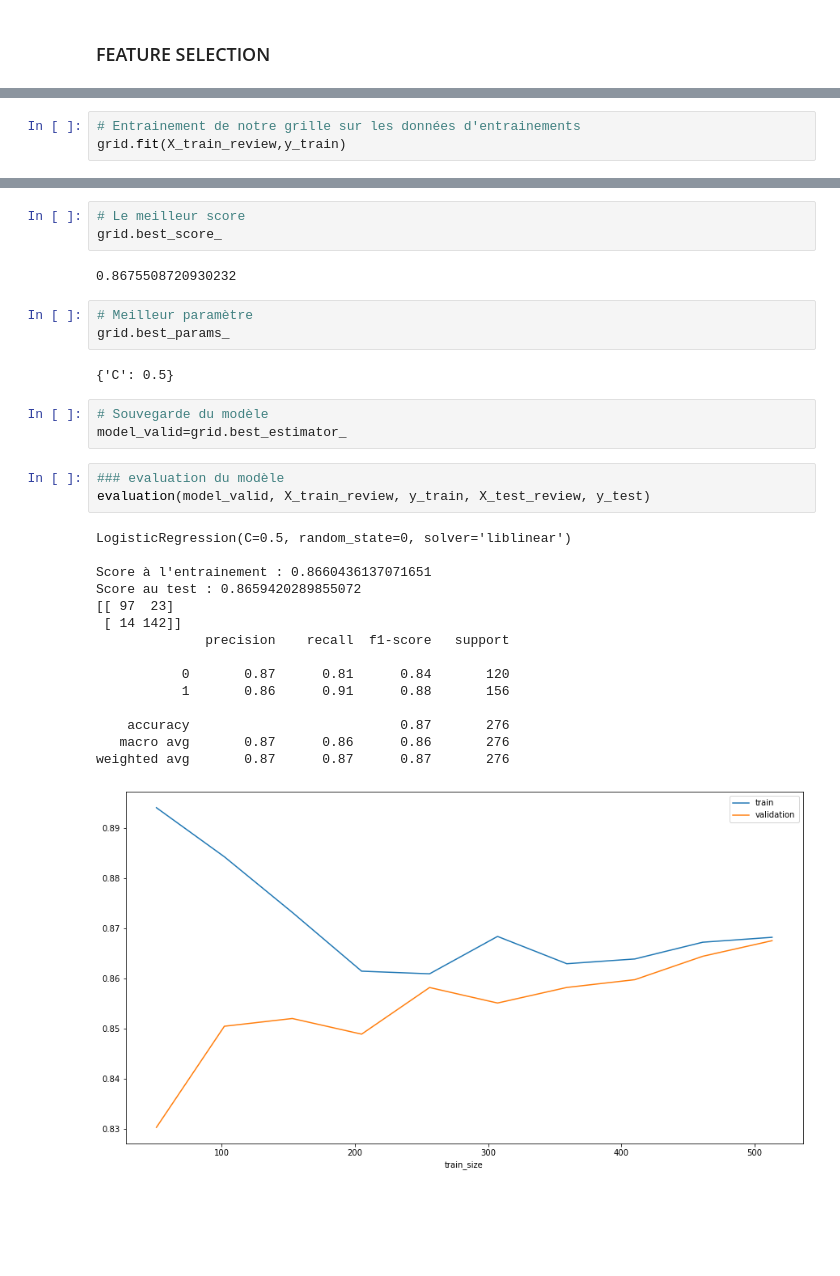
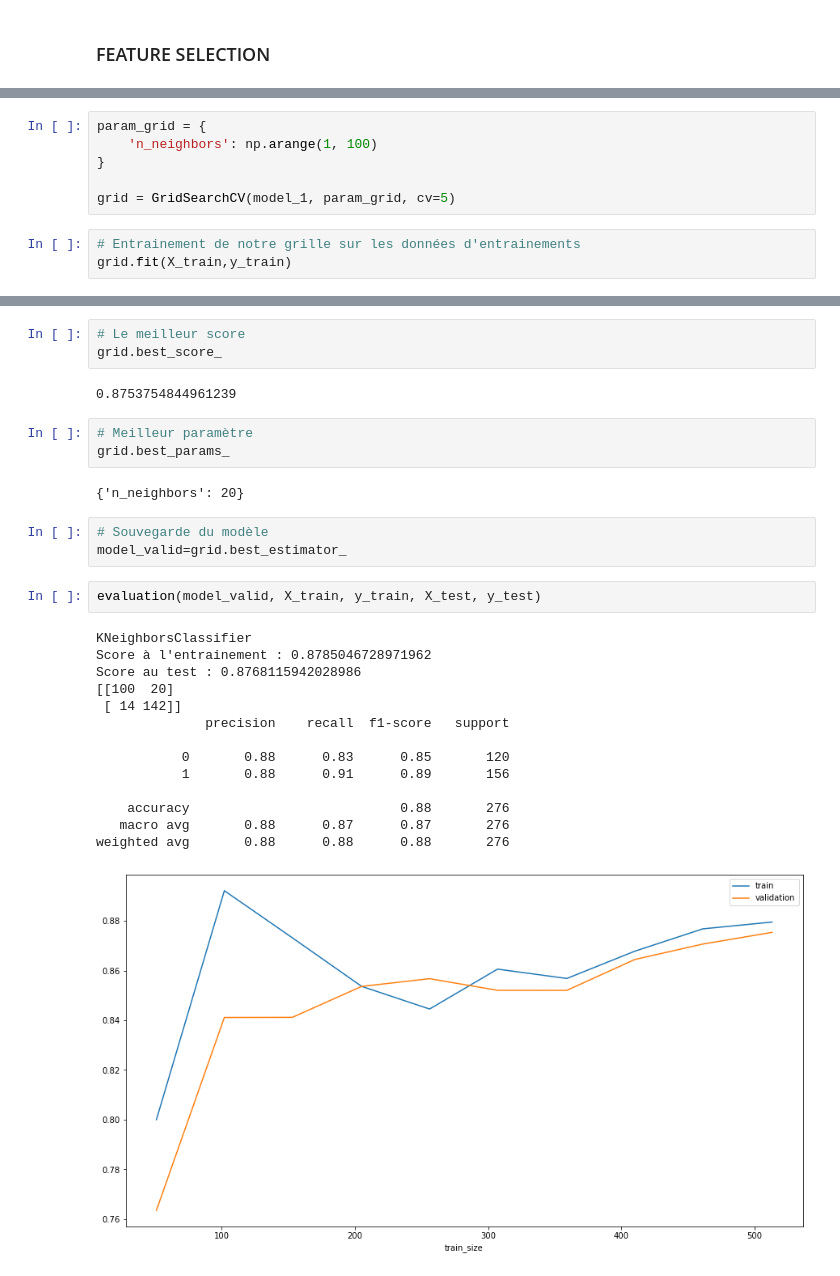
Before and after one commit to Emmanuel-Kouakou/preprocessing_review, a Jupyter notebook: preprocessing.ipynb, the cells around one changed output, grey strips where cells are left out. Saved outputs shown, nothing was run; the diff lists cells and outputs as text; blank space fills up the shorter version.

```diff
--- a/preprocessing.ipynb
+++ b/preprocessing.ipynb
@@ -478,4 +490,10 @@ grid = GridSearchCV(model_3, param_grid, cv=5)
+# %%
+param_grid = {
+    'n_neighbors': np.arange(1, 100)
+}
+
+grid = GridSearchCV(model_1, param_grid, cv=5)
 # %%
 # Entrainement de notre grille sur les données d'entrainements
-grid.fit(X_train_review,y_train)
+grid.fit(X_train,y_train)
 # %% [output]
@@ -486,31 +508,29 @@ GridSearchCV(cv=5,
 # Le meilleur score
 grid.best_score_
 # %% [output]
-0.8675508720930232
+0.8753754844961239
 # %%
 # Meilleur paramètre
 grid.best_params_
 # %% [output]
-{'C': 0.5}
+{'n_neighbors': 20}
 # %%
 # Souvegarde du modèle
 model_valid=grid.best_estimator_
-# %%
-### evaluation du modèle
-evaluation(model_valid, X_train_review, y_train, X_test_review, y_test)
-# %% [output]
-LogisticRegression(C=0.5, random_state=0, solver='liblinear')
-
-Score à l'entrainement : 0.8660436137071651
-Score au test : 0.8659420289855072
-[[ 97  23]
- [ 14 142]]
-              precision    recall  f1-score   support
-
-           0       0.87      0.81      0.84       120
-           1       0.86      0.91      0.88       156
-
-    accuracy                           0.87       276
-   macro avg       0.87      0.86      0.86       276
-weighted avg       0.87      0.87      0.87       276
-[figure, removed]
+# %%
+evaluation(model_valid, X_train, y_train, X_test, y_test)
+# %% [output]
+KNeighborsClassifier
+Score à l'entrainement : 0.8785046728971962
+Score au test : 0.8768115942028986
+[[100  20]
+ [ 14 142]]
+              precision    recall  f1-score   support
+
+           0       0.88      0.83      0.85       120
+           1       0.88      0.91      0.89       156
+
+    accuracy                           0.88       276
+   macro avg       0.88      0.87      0.87       276
+weighted avg       0.88      0.88      0.88       276
+[figure, added]
```
Also changed, not shown: parts of 30 cells of this notebook.
